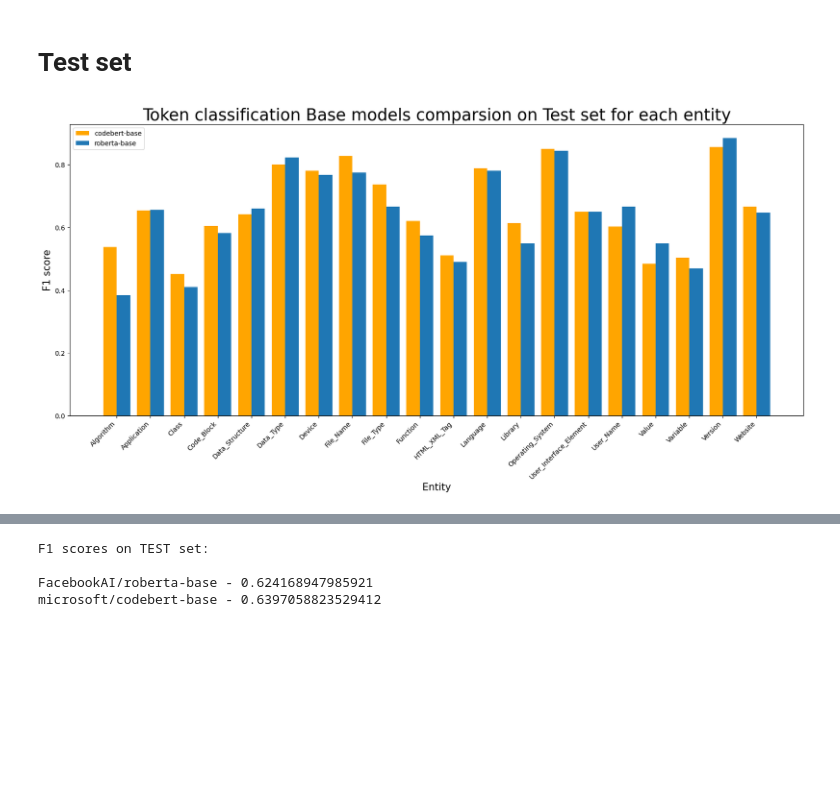
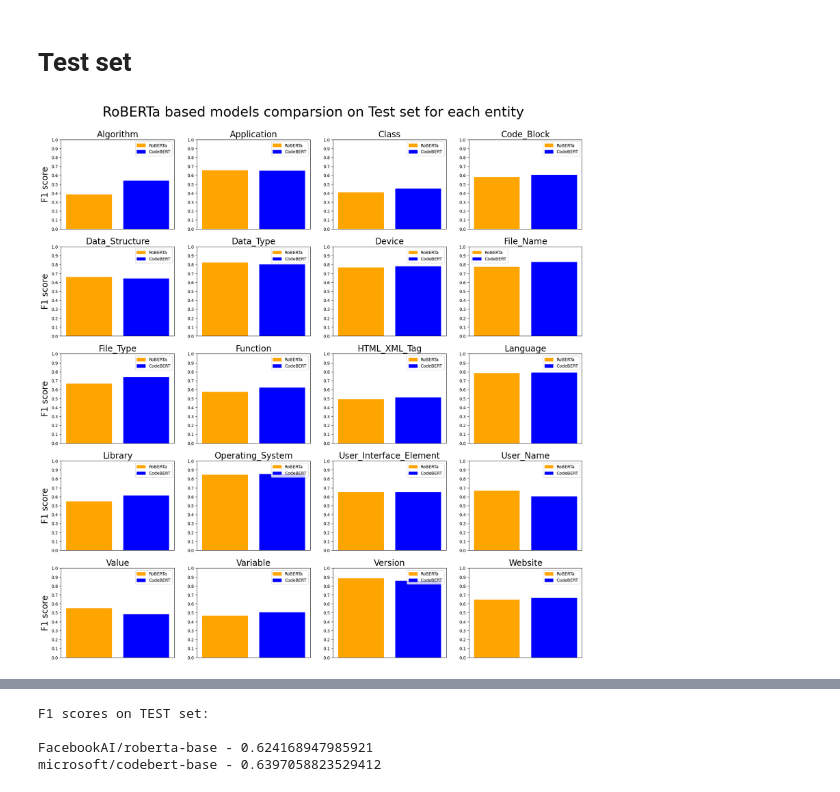
Before and after one commit to boyfromasia/NER_SE, a Jupyter notebook: plots/clf_bert.ipynb, the cells around one changed output, grey strips where cells are left out. Cells and saved outputs as stored; diff of their text form; code cells hidden in the pictures; blank space fills up the shorter version.

```diff
--- a/plots/clf_bert.ipynb
+++ b/plots/clf_bert.ipynb
@@ -77,6 +77,12 @@ import pickle
 def save_pickle(dct, name):
     with open(f'../pickles/{name}.pickle', 'wb') as f:
         pickle.dump(dct, f)
+
+def load_pickle(name):
+    data = None
+    with open(f'../pickles/{name}.pickle', 'rb') as f:
+        data = pickle.load(f)
+    return data
 # %%
 def tokenize_and_align_labels(examples, tokenizer):
     tokenized_inputs = tokenizer(examples["tokens"], truncation=True, is_split_into_words=True)
@@ -180,0 +168,4 @@ plt.show()
+# %%
+size_ovv, size_each, title = 20, 32, 0.93
+size_sqr, size_title = 10, 20
+size_f1 = 20
@@ -233,25 +285,43 @@ save_pickle(dct_code, "codebert_test")
 # %%
-import matplotlib.pyplot as plt
-
-barWidth = 0.2
-fig = plt.subplots(figsize =(20, 8))
-
 dct_arr = {x: dct[x]["f1"] for x in dct if "overall" not in x}
 dct_arr_code = {x: dct_code[x]["f1"] for x in dct_code if "overall" not in x}
 
+data = {
+    model_roberta: list(dct_arr.values()),
+    model_codebert: list(dct_arr_code.values())
+}
+length = len(list(dct_arr.values()))
 X = [short2long[x] for x in dct_arr.keys()]
-X_axis = np.arange(len(X))
+colors = ['orange', 'blue']
 
-plt.bar(X_axis - barWidth, list(dct_arr_code.values()), color="orange", width=barWidth*2, label ='codebert-base')
-plt.bar(X_axis + barWidth, list(dct_arr.values()),  width=barWidth*2, label ='roberta-base')
+fig, axes = plt.subplots(5, 4, figsize =(22, 22))
+ax = axes.ravel()
 
-plt.title('Token classification Base models comparsion on Test set for each entity', fontsize = 25)
-plt.xlabel('Entity', fontsize = 15)
-plt.ylabel('F1 score', fontsize = 15)
-plt.xticks(X_axis, X, rotation=45, ha='right')
-plt.legend()
-plt.savefig(path_save_image + '2.png')
+total_width=.8
+single_width=.9
+n_bars = len(data)
+bar_width = total_width / n_bars
+handles = [plt.Rectangle((0,0),1,1, color=colors[idx]) for idx, label in enumerate(data.keys())]
+
+for i in range(length):
+    temp_class = []
+    X_axis = np.arange(len(data))
+    for j, key in enumerate(data):
+        x_offset = (j - n_bars / 2) * bar_width + bar_width / 2
+        temp_class.append(data[key][i])
+
+    ax[i].bar(X_axis, temp_class, color=colors)
+    ax[i].set_title(X[i], fontsize=size_title)
+    ax[i].set_xticks([])
+    ax[i].set_yticks(np.arange(0, 1.1, 0.1))
+    if i % 4 == 0:
+        ax[i].set_ylabel('F1 score', fontsize = size_f1)
+    ax[i].legend(handles,data.keys(), loc='best', fontsize=size_sqr)
+
+
+plt.suptitle("RoBERTa based models comparsion on Test set for each entity", fontsize=size_each, y=title)
+plt.savefig(path_save_image + '2.png', bbox_inches='tight')
 plt.show()
 # %% [output]
-[figure, old version]
+[figure, new version]
 # %%
```
Also changed, not shown: parts of 9 cells of this notebook, 9 other files.
